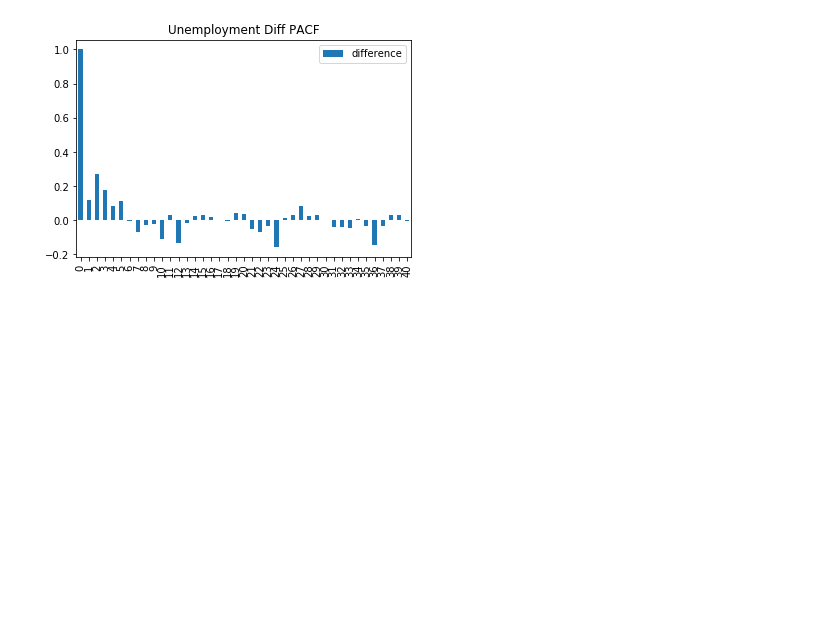
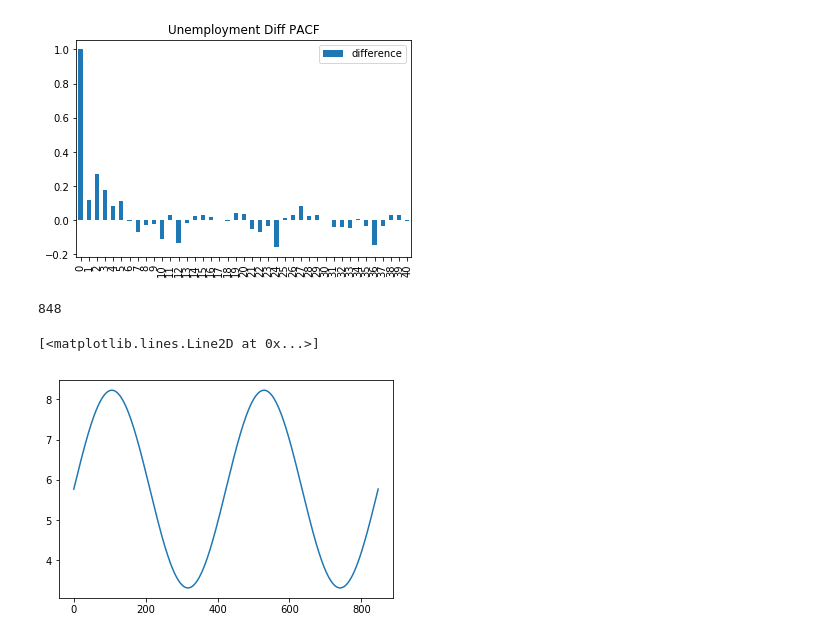
Before and after one commit to mhuh22/Thinkful, a Jupyter notebook: Bootcamp/Unit 6/Lesson 1- Time Series/Challenge 6.1.6. Time Series Analysis.ipynb, the cells around one changed output. Drawn from its saved outputs; the diff is of its cells as text; code cells hidden in the pictures; blank space fills up the shorter version.

```diff
--- a/Bootcamp/Unit 6/Lesson 1- Time Series/Challenge 6.1.6. Time Series Analysis.ipynb
+++ b/Bootcamp/Unit 6/Lesson 1- Time Series/Challenge 6.1.6. Time Series Analysis.ipynb
@@ -66,3 +81,24 @@ plt.legend(['difference'])
 # %% [output]
 <matplotlib.legend.Legend at 0x...>
 [figure]
+# %%
+guess_mean = np.mean(employ_data.UNRATE)
+guess_std = 3*np.std(employ_data.UNRATE)/(2**0.5)/(2**0.5)
+guess_phase = 0
+guess_freq = 1
+guess_amp = 1
+
+N = employ_data.shape[0]
+# %%
+t = np.linspace(0, 4*np.pi, N)
+
+data_first_guess = guess_std*np.sin(t+guess_phase) + guess_mean
+# %%
+employ_data.shape[0]
+# %% [output]
+848
+# %%
+plt.plot(data_first_guess, label='first guess')
+# %% [output]
+[<matplotlib.lines.Line2D at 0x...>]
+[figure, added]
```
Also changed, not shown: parts of 4 cells of this notebook, 1 other file.
